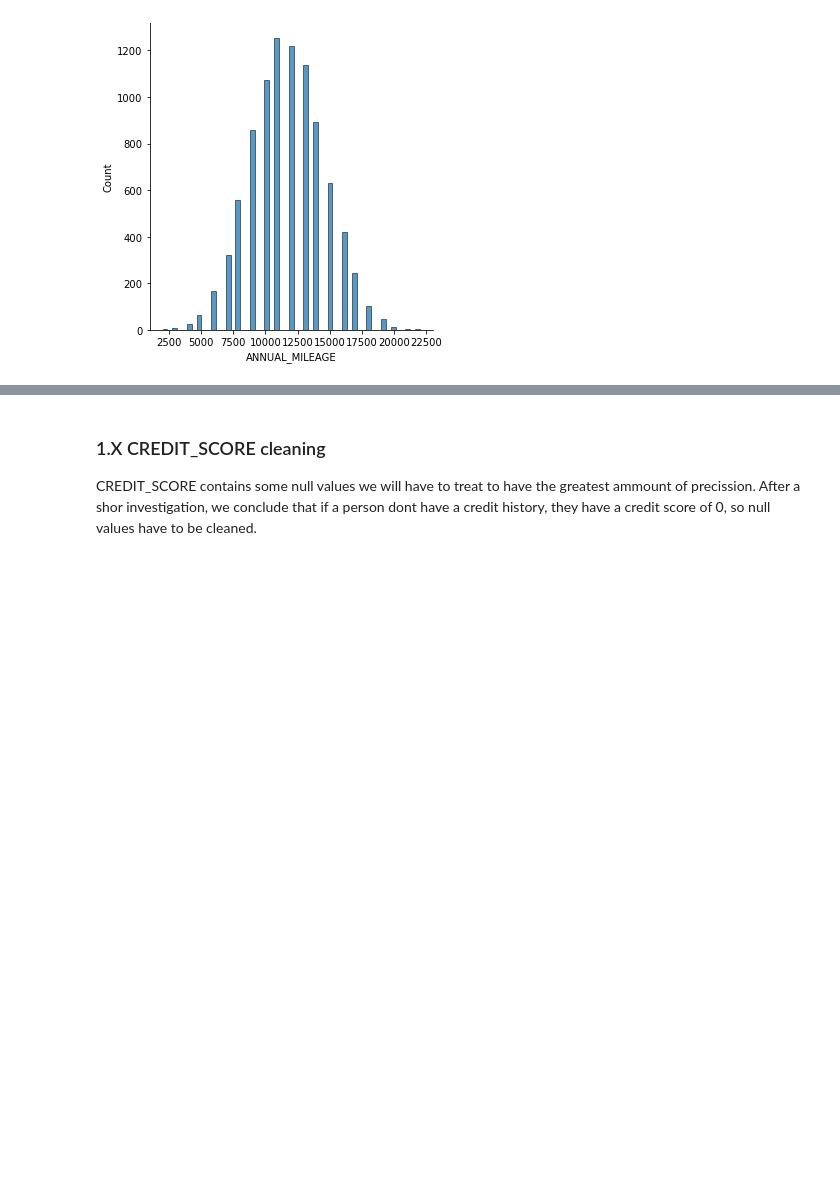
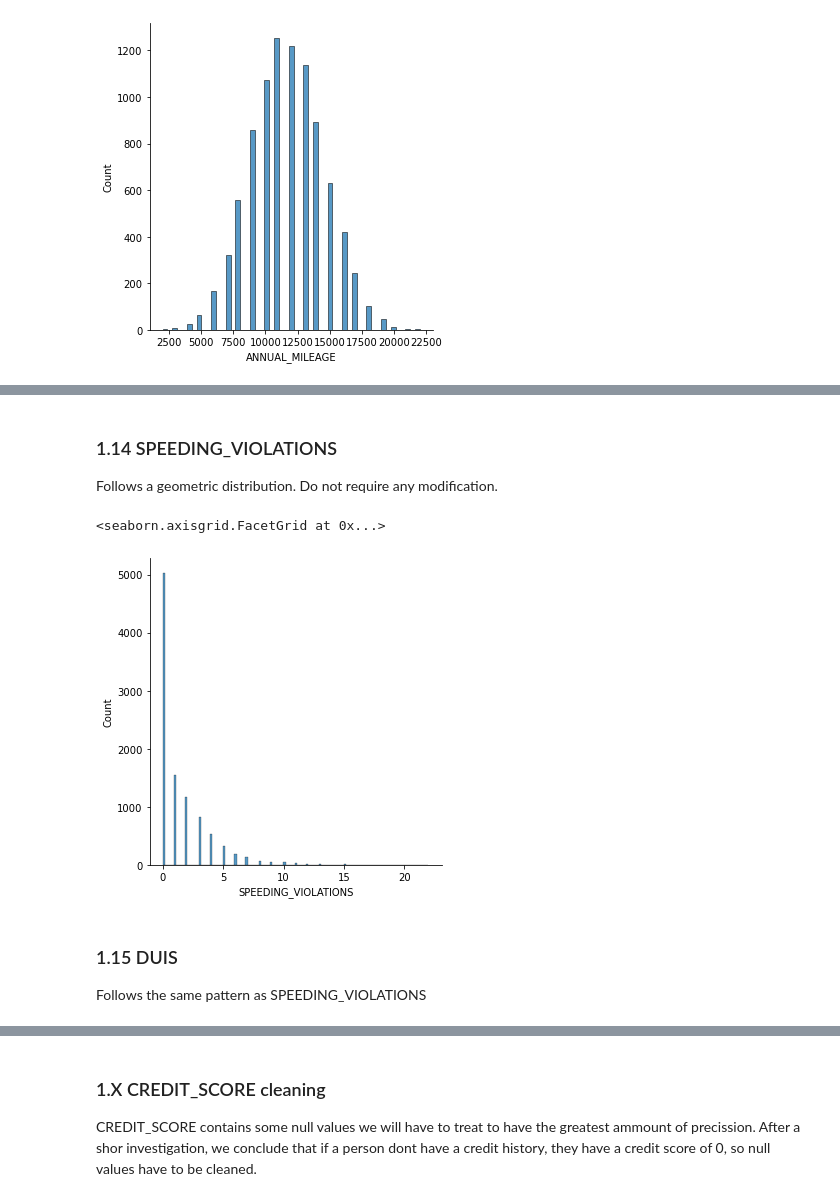
Before and after one commit to AlvarSML/Machine-Learning-2021, a Jupyter notebook: Untitled.ipynb, the cells around one changed output, grey strips where cells are left out. Saved outputs shown, nothing was run; the diff lists cells and outputs as text; code cells hidden in the pictures; blank space fills up the shorter version.

```diff
--- a/Untitled.ipynb
+++ b/Untitled.ipynb
@@ -563,0 +618,11 @@ sns.displot(cdf["ANNUAL_MILEAGE"])
+# %% [markdown]
+### 1.14 SPEEDING_VIOLATIONS
+Follows a geometric distribution. Do not require any modification.
+# %%
+sns.displot(cdf["SPEEDING_VIOLATIONS"])
+# %% [output]
+<seaborn.axisgrid.FacetGrid at 0x...>
+[figure, added]
+# %% [markdown]
+### 1.15 DUIS
+Follows the same pattern as SPEEDING_VIOLATIONS
```
Also changed, not shown: parts of 21 cells of this notebook.
